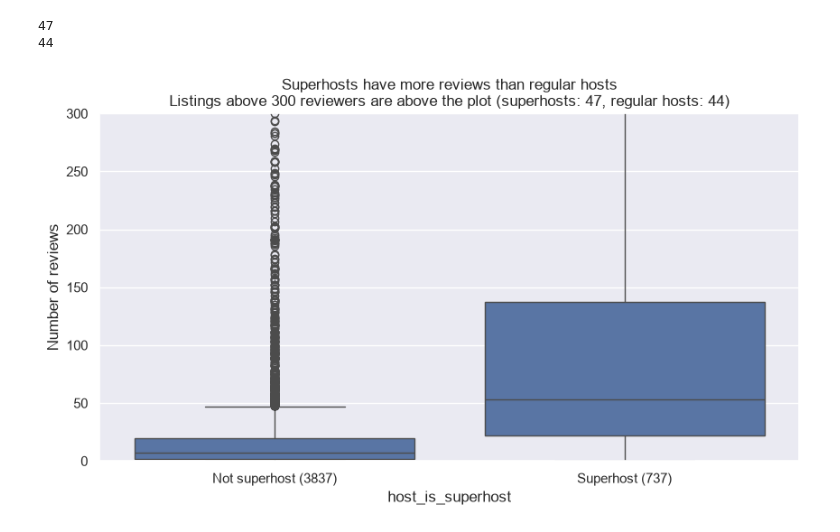
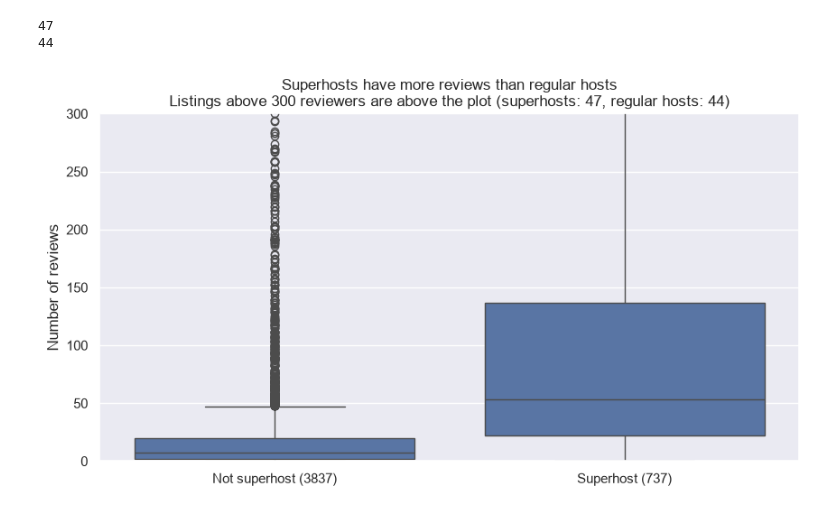
Before and after one commit to ChrisLofgreen/LABS_26-27, a Jupyter notebook: Data analysis/lab7.ipynb, the cells around one changed output. Drawn from its saved outputs; the diff is of its cells as text; code cells hidden in the pictures.

```diff
--- a/Data analysis/lab7.ipynb
+++ b/Data analysis/lab7.ipynb
@@ -92,20 +92,21 @@ print(listings[excluded_not_super].shape[0])
 # %%
 sns.set_theme(style="darkgrid")
 
 is_superhost = listings[listings["host_is_superhost"].isin([True, False])]
 
 fig, ax = plt.subplots(figsize=(10, 5))
 
 sns.boxplot(data=is_superhost, x="host_is_superhost", y="number_of_reviews", ax=ax)
 
 ax.set_ylim(0, 300)
 ax.set_title(f"Superhosts have more reviews than regular hosts\nListings above 300 reviewers are above the plot (superhosts: {listings[excluded_super].shape[0]}, regular hosts: {listings[excluded_not_super].shape[0]})")
 ax.set_ylabel("Number of reviews")
+ax.set_xlabel("")
 ax.set_xticks([0, 1])
 ax.set_xticklabels([
     f"Not superhost ({(is_superhost["host_is_superhost"] == False).sum()})",
     f"Superhost ({(is_superhost["host_is_superhost"] == True).sum()})"])
 
 plt.show()
 # %% [output]
-[figure, old version]
+[figure, new version]
```
Also changed, not shown: parts of 8 cells of this notebook.
